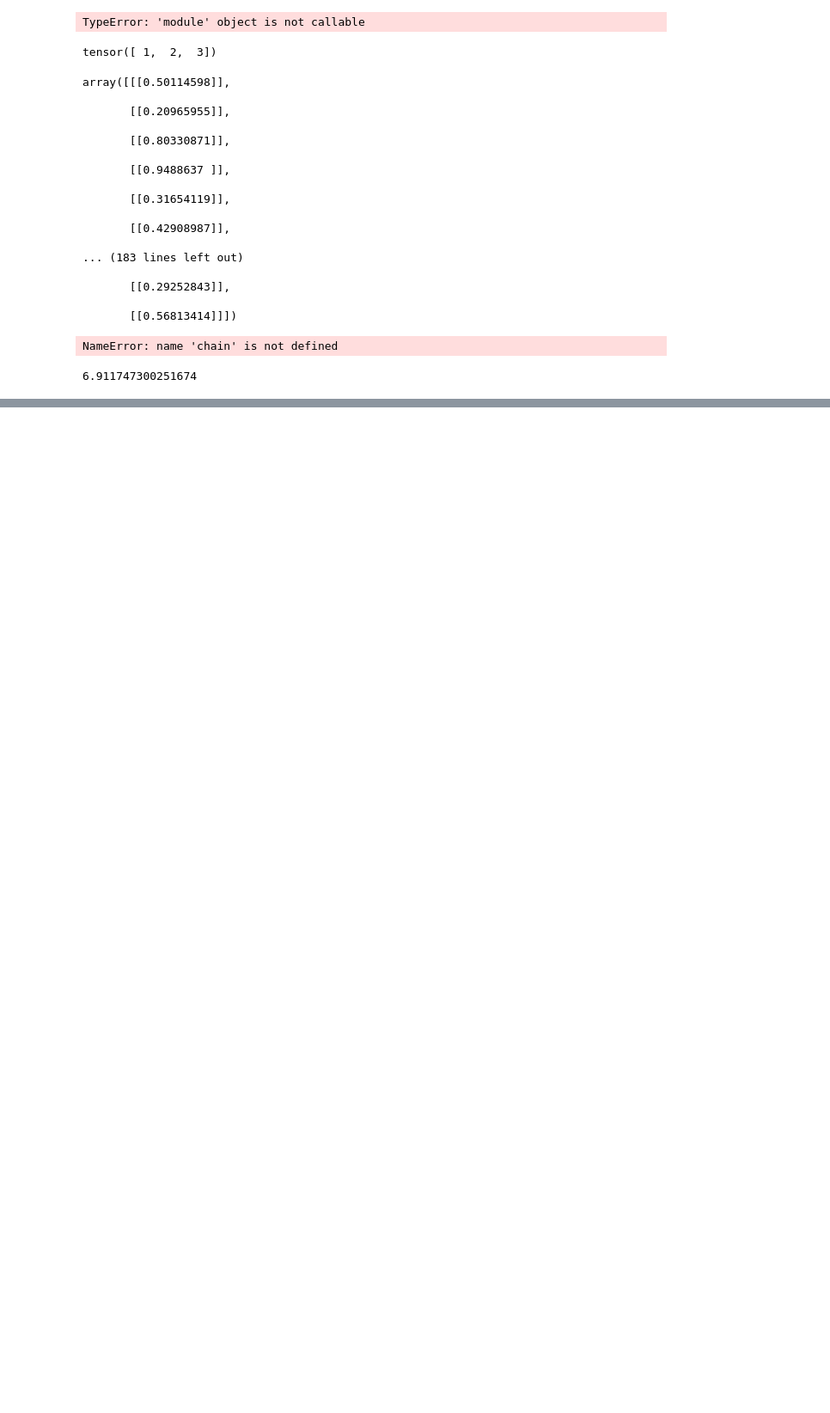
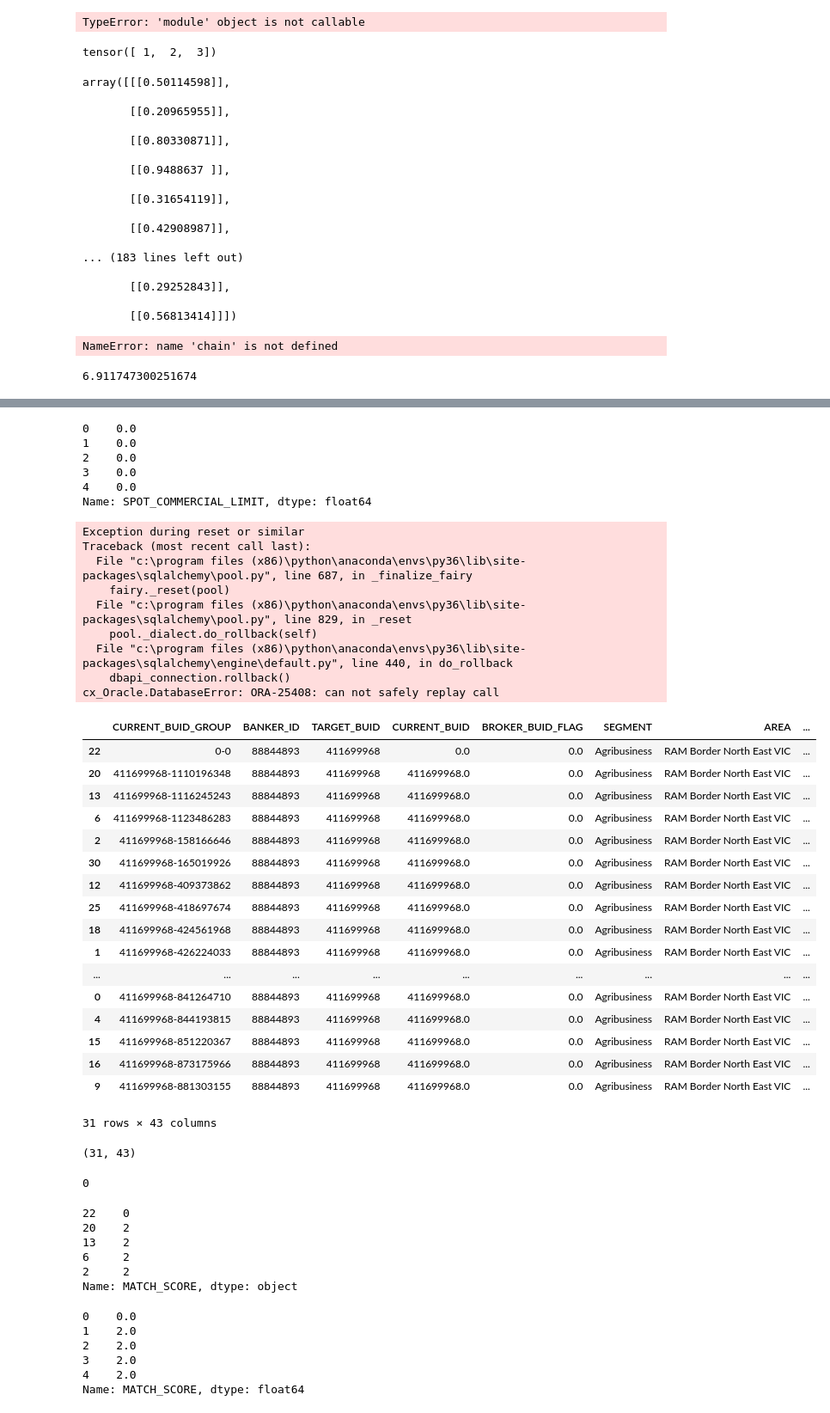
Before and after one commit to allen-q/pytorch-learning, a Jupyter notebook: ad_hoc.ipynb, the cells around one changed output, grey strips where cells are left out. Shown at 86% size. Saved outputs shown, nothing was run; the diff lists cells and outputs as text; code cells hidden in the pictures; blank space fills up the shorter version.

```diff
--- a/ad_hoc.ipynb
+++ b/ad_hoc.ipynb
@@ -397,0 +444,12 @@ np.log(1004)
+# %%
+gdw = nabds.DataAdaptor('GDW_EE_AHUB2')
+# %%
+df_exp = (
+    gdw.pull_query('select * from CPO_BBC_180815093125_BASELINE')
+    .sort_values(by=['CURRENT_BUID_GROUP', 'TARGET_BUID'])
+)
+# %%
+df_act = (
+    gdw.pull_query('select * from CPO_BBC_180815093125_TEST')
+    .sort_values(by=['CURRENT_BUID_GROUP', 'TARGET_BUID'])
+)
@@ -397,0 +476,43 @@ np.log(1004)
+# %%
+df_act.SPOT_COMMERCIAL_LIMIT.head()
+# %% [output]
+0    0.0
+1    0.0
+2    0.0
+3    0.0
+4    0.0
+Name: SPOT_COMMERCIAL_LIMIT, dtype: float64
+# %%
+df_exp.reindex(columns=df_act.columns)
+# %% [output]
+Exception during reset or similar
+Traceback (most recent call last):
+  File "c:\program files (x86)\python\anaconda\envs\py36\lib\site-packages\sqlalchemy\pool.py", line 687, in _finalize_fairy
+    fairy._reset(pool)
+  File "c:\program files (x86)\python\anaconda\envs\py36\lib\site-packages\sqlalchemy\pool.py", line 829, in _reset
+    pool._dialect.do_rollback(self)
+  File "c:\program files (x86)\python\anaconda\envs\py36\lib\site-packages\sqlalchemy\engine\default.py", line 440, in do_rollback
+    dbapi_connection.rollback()
+cx_Oracle.DatabaseError: ORA-25408: can not safely replay call
+|  | CURRENT_BUID_GROUP | BANKER_ID | TARGET_BUID | CURRENT_BUID | BROKER_BUID_FLAG | SEGMENT | AREA | ... |
+| 22 | 0-0 | 88844893 | 411699968 | 0.0 | 0.0 | Agribusiness | RAM Border North East VIC | ... |
+| 20 | 411699968-1110196348 | 88844893 | 411699968 | 411699968.0 | 0.0 | Agribusiness | RAM Border North East VIC | ... |
+| 13 | 411699968-1116245243 | 88844893 | 411699968 | 411699968.0 | 0.0 | Agribusiness | RAM Border North East VIC | ... |
+| 6 | 411699968-1123486283 | 88844893 | 411699968 | 411699968.0 | 0.0 | Agribusiness | RAM Border North East VIC | ... |
+| 2 | 411699968-158166646 | 88844893 | 411699968 | 411699968.0 | 0.0 | Agribusiness | RAM Border North East VIC | ... |
+| 30 | 411699968-165019926 | 88844893 | 411699968 | 411699968.0 | 0.0 | Agribusiness | RAM Border North East VIC | ... |
+| 12 | 411699968-409373862 | 88844893 | 411699968 | 411699968.0 | 0.0 | Agribusiness | RAM Border North East VIC | ... |
+| 25 | 411699968-418697674 | 88844893 | 411699968 | 411699968.0 | 0.0 | Agribusiness | RAM Border North East VIC | ... |
+| 18 | 411699968-424561968 | 88844893 | 411699968 | 411699968.0 | 0.0 | Agribusiness | RAM Border North East VIC | ... |
+| 1 | 411699968-426224033 | 88844893 | 411699968 | 411699968.0 | 0.0 | Agribusiness | RAM Border North East VIC | ... |
+| ... | ... | ... | ... | ... | ... | ... | ... | ... |
+| 0 | 411699968-841264710 | 88844893 | 411699968 | 411699968.0 | 0.0 | Agribusiness | RAM Border North East VIC | ... |
+| 4 | 411699968-844193815 | 88844893 | 411699968 | 411699968.0 | 0.0 | Agribusiness | RAM Border North East VIC | ... |
+| 15 | 411699968-851220367 | 88844893 | 411699968 | 411699968.0 | 0.0 | Agribusiness | RAM Border North East VIC | ... |
+| 16 | 411699968-873175966 | 88844893 | 411699968 | 411699968.0 | 0.0 | Agribusiness | RAM Border North East VIC | ... |
+| 9 | 411699968-881303155 | 88844893 | 411699968 | 411699968.0 | 0.0 | Agribusiness | RAM Border North East VIC | ... |
+31 rows × 43 columns
+# %%
+df_act.reset_index(drop=True)
+# %% [output]
+(31, 43)
@@ -397,0 +521,22 @@ np.log(1004)
+# %%
+df_comp.MATCH_SCORE.idxmin()
+# %% [output]
+0
+# %%
+df_exp.MATCH_SCORE.head()
+# %% [output]
+22    0
+20    2
+13    2
+6     2
+2     2
+Name: MATCH_SCORE, dtype: object
+# %%
+df_act.MATCH_SCORE.head()
+# %% [output]
+0    0.0
+1    2.0
+2    2.0
+3    2.0
+4    2.0
+Name: MATCH_SCORE, dtype: float64
```
Also changed, not shown: parts of 12 cells of this notebook, 6 other files.
